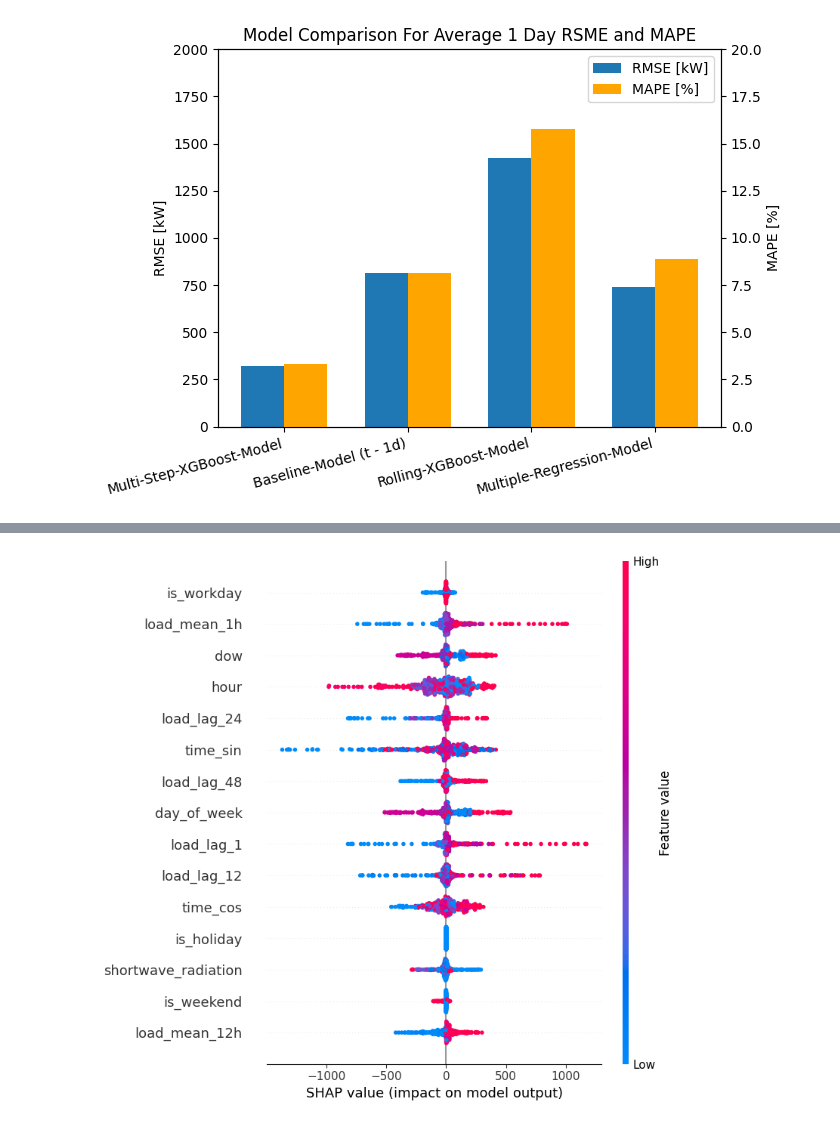
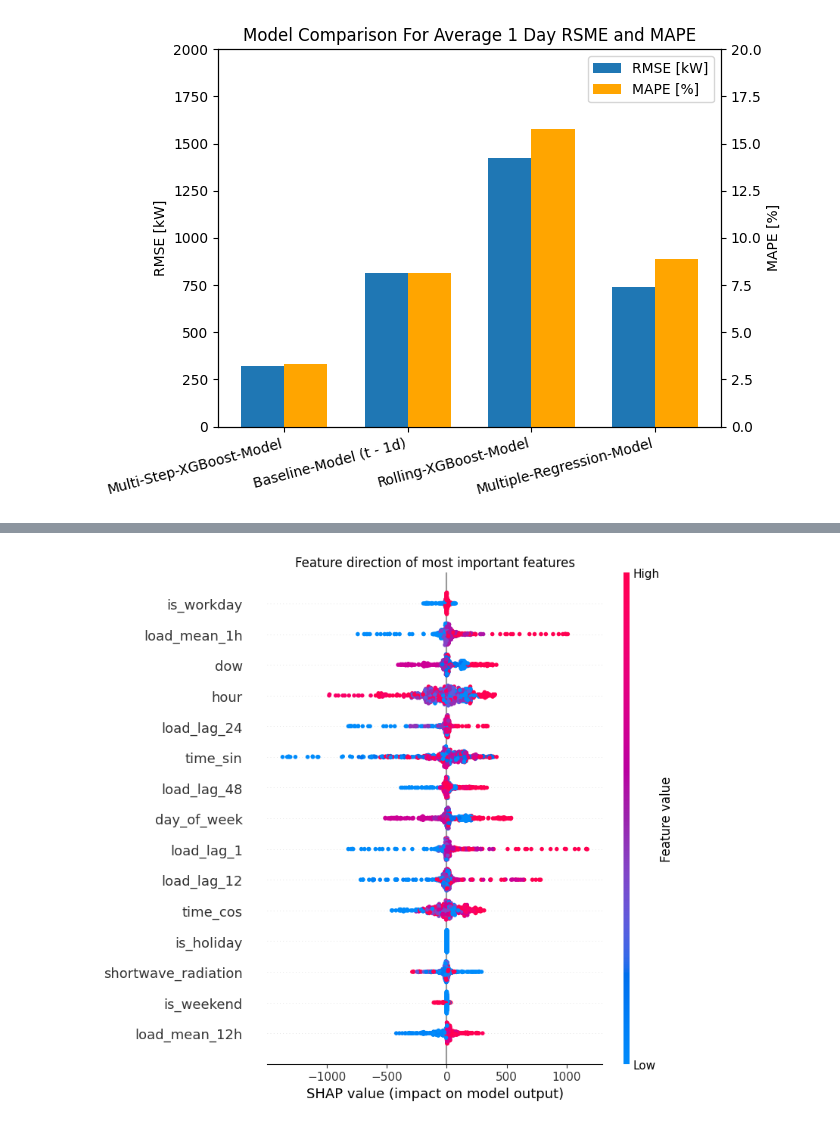
Before and after one commit to Julian3721/energy-demand-forecasting, a Jupyter notebook: multi-step-xgboost.ipynb, the cells around one changed output, grey strips where cells are left out. Drawn from its saved outputs; the diff is of its cells as text; code cells hidden in the pictures.

```diff
--- a/multi-step-xgboost.ipynb
+++ b/multi-step-xgboost.ipynb
@@ -292,25 +306,3 @@ print(f"Saved artifacts to: {run_dir.resolve()}")
 print(f"Marked as best run: {best_path.resolve()}")
 # %% [output]
 NameError: name 'model' is not defined
-# %%
-# load best multi-step-model
-best_dir = pathlib.Path("best_run")
-model = joblib.load(best_dir / "best_xgb_multi.pkl")
-study = joblib.load(best_dir / "optuna_study.pkl")
-X_te   = joblib.load(best_dir / "X_te.pkl")
-y_te   = joblib.load(best_dir / "y_te.pkl")
-y_pred = joblib.load(best_dir / "y_pred.pkl")
-
-with open(best_dir / "metrics.json") as f:
-    metrics = json.load(f)
-
-# create simple baseline model (t-96 predictor)
-if isinstance(y_te, np.ndarray):
-    y_te = (pd.Series(y_te).to_frame() if y_te.ndim == 1 else pd.DataFrame(y_te))
-elif isinstance(y_te, pd.Series):
-    y_te = y_te.to_frame()
-
-y_pred = y_te.shift(96)
-m = ~y_pred.isna().any(axis=1)
-rmse_rolling = np.sqrt(mean_squared_error(y_te[m], y_pred[m]))
-mape_rolling = mean_absolute_percentage_error(y_te[m], y_pred[m]) * 100
@@ -413,16 +439,5 @@ ax_rmse.legend([bars_rmse[0], bars_mape[0]], ["RMSE [kW]", "MAPE [%]"])
 
 plt.tight_layout()
 plt.show()
-
-# reloading best multi-step-model (for further use)
-best_dir = pathlib.Path("best_run")
-model = joblib.load(best_dir / "best_xgb_multi.pkl")
-study = joblib.load(best_dir / "optuna_study.pkl")
-X_te   = joblib.load(best_dir / "X_te.pkl")
-y_te   = joblib.load(best_dir / "y_te.pkl")
-y_pred = joblib.load(best_dir / "y_pred.pkl")
-
-with open(best_dir / "metrics.json") as f:
-    metrics = json.load(f)
 # %% [output]
 [figure]
@@ -516,35 +537,31 @@ pathlib.Path("best_run/overall_shap_vals.pkl").unlink()
 # %%
-from pathlib import Path
-import shap, numpy as np, pandas as pd, matplotlib.pyplot as plt, joblib
-
-# Top-15 nach XGBoost-Gain
+# feature direction of most important features (positive and negative impact on prediction)
 feat_map = {f"f{idx}": col for idx, col in enumerate(X_te.columns)}
 gain_df  = pd.DataFrame([
     {feat_map.get(k, k): v for k, v in est.get_booster().get_score(importance_type="gain").items()}
     for est in model.estimators_
 ]).fillna(0)
 top_feats = gain_df.mean(0).nlargest(15).index.tolist()
 
-# SHAP laden / berechnen
 best_dir = Path("best_run"); best_dir.mkdir(exist_ok=True)
 cache    = best_dir / "overall_shap_vals.pkl"
 if cache.exists():
     shap_values_matrix, X_mat = joblib.load(cache)
 else:
-    X_bg  = shap.sample(X_te, 1000, random_state=0)
-    X_ev  = shap.sample(X_te,  500, random_state=0)
+    X_bg  = shap.sample(X_te, 10, random_state=0)
+    X_ev  = shap.sample(X_te,  5, random_state=0)
     shap_values_matrix = np.vstack([
         shap.TreeExplainer(est, data=X_bg)(X_ev, check_additivity=False).values
         for est in model.estimators_
     ])
     X_mat = pd.concat([X_ev] * len(model.estimators_), ignore_index=True)
     joblib.dump((shap_values_matrix, X_mat), cache)
 
-# Beeswarm nur für Top-Features, in derselben Reihenfolge
 idx = [X_mat.columns.get_loc(f) for f in top_feats]
 plt.figure(figsize=(12, 6))
 shap.summary_plot(shap_values_matrix[:, idx], X_mat[top_feats],
                   feature_names=top_feats, sort=False, max_display=len(top_feats), show=False)
+plt.title("Feature direction of most important features")
 plt.tight_layout(); plt.show()
 # %% [output]
-[figure, old version]
+[figure, new version]
```
Also changed, not shown: parts of 12 cells of this notebook.
